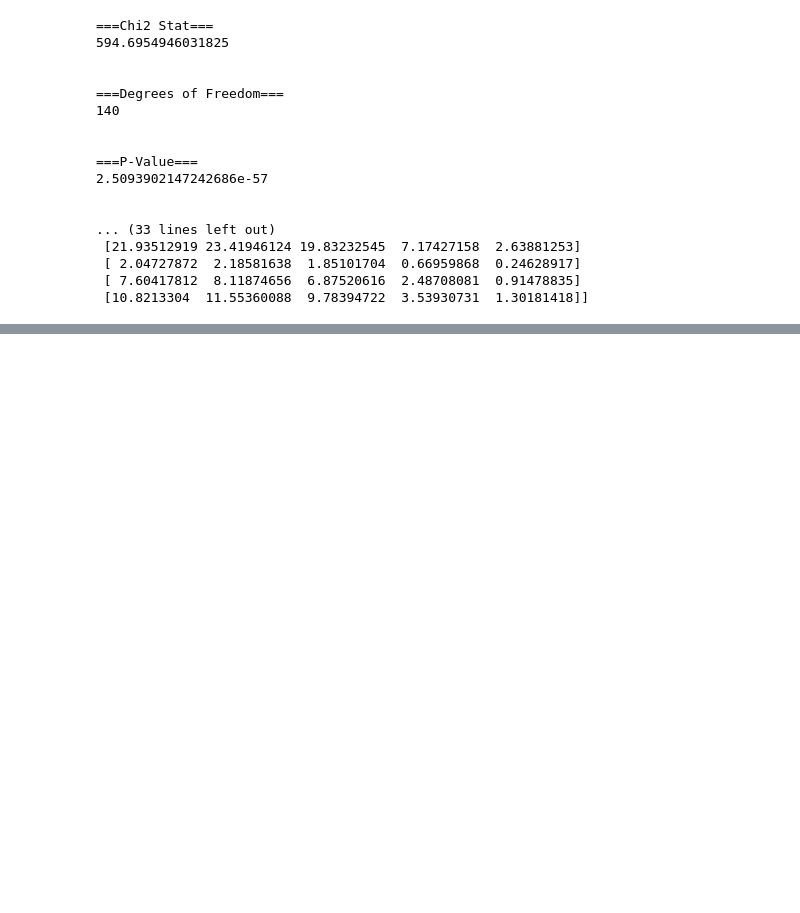
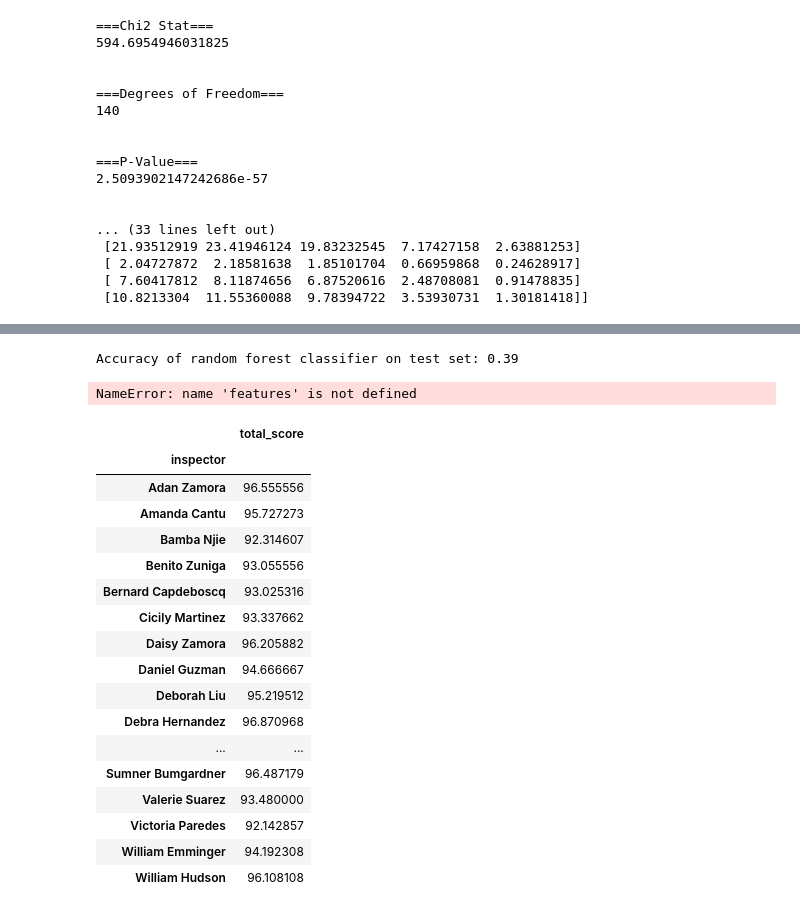
Before and after one commit to CodeBound-Annihilators/yelpproject, a Jupyter notebook: Matt_63_5bends.ipynb, the cells around one changed output, grey strips where cells are left out. Cells and saved outputs as stored; diff of their text form; code cells hidden in the pictures; blank space fills up the shorter version.

Commit message:
accuracy .4

```diff
--- a/Matt_63_5bends.ipynb
+++ b/Matt_63_5bends.ipynb
@@ -307,0 +375,5 @@ print(ex)
+# %%
+print('Accuracy of random forest classifier on test set: {:.2f}'
+     .format(rf.score(X_test, y_test)))
+# %% [output]
+Accuracy of random forest classifier on test set: 0.39
@@ -307,0 +386,44 @@ print(ex)
+# %%
+# Train the model using the training sets
+model.fit(features,label)
+# %% [output]
+NameError: name 'features' is not defined
+# %%
+#morf = pd.DataFrame(enc_df.groupby('inspector')['total_score'].mean())
+mf = """MMMFFMMMFFMMFMMMMFFMFMMFFMFFFFFMFMFMM"""
+
+
+#sus = pd.DataFrame(sus)
+
+#s = sus['perfect_scores'].mean() - (sus['perfect_scores'].std() * 1)
+#print(sus['perfect_scores'].mean() - (sus['perfect_scores'].std() * 2))
+#print(sus['perfect_scores'].std())
+#sus[(sus['perfect_scores'] > s)]
+#mf = """MMMFFMMMFFMMFMMMMFFMFMMFFMFFFFFMFMFMM"""
+#sus['ForM'] = list(mf)
+#sus.drop(columns = ['MorF'], inplace = True)
+#print(len(mf))
+#print(len(sus))
+#print(sus)
+sus['mean_v'] = pd.DataFrame(health.groupby('Inspector')['TOTAL SCORE'].mean()).reset_index()['TOTAL SCORE']
+#sus.drop(columns = ['m_score'], inplace = True)
+#sus.groupby('ForM')
+# %% [output]
+|  | total_score |
+| inspector |  |
+| Adan Zamora | 96.555556 |
+| Amanda Cantu | 95.727273 |
+| Bamba Njie | 92.314607 |
+| Benito Zuniga | 93.055556 |
+| Bernard Capdeboscq | 93.025316 |
+| Cicily Martinez | 93.337662 |
+| Daisy Zamora | 96.205882 |
+| Daniel Guzman | 94.666667 |
+| Deborah Liu | 95.219512 |
+| Debra Hernandez | 96.870968 |
+| ... | ... |
+| Sumner Bumgardner | 96.487179 |
+| Valerie Suarez | 93.480000 |
+| Victoria Paredes | 92.142857 |
+| William Emminger | 94.192308 |
+| William Hudson | 96.108108 |
```
Also changed, not shown: parts of 24 cells of this notebook.
